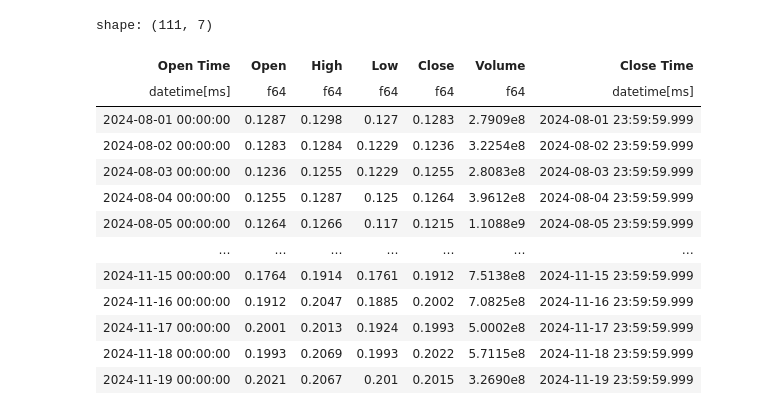
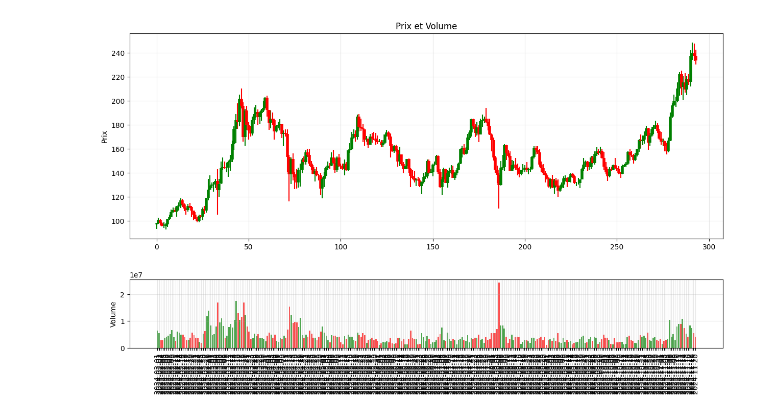
Before and after one commit to Romathonat/MTAL, a Jupyter notebook: notebooks/froment.ipynb, the cells around one changed output. Saved outputs shown, nothing was run; the diff lists cells and outputs as text; code cells hidden in the pictures.

Commit message:
working tests with volumes

```diff
--- a/notebooks/froment.ipynb
+++ b/notebooks/froment.ipynb
@@ -1,32 +1,25 @@
 # %%
 from src.mtal.data_collect import (
     get_pair_df,
     get_spot_pairs,
     get_stock_data,
     get_ticker_names,
 )
-
-
+from src.mtal.dataviz import plot_price_history
+import polars as pl
 
 df = get_pair_df(
-            pair="TRXUSDT",
-            limit=200,
+            pair="SOLUSDT",
+            # pair="TRXUSDT",
+            # pair="DOGEUSDT",
+            # pair="WIFUSDT",
+            # pair="AAVEUSDT",
+            limit=300,
             frequency="1d",
-            start_time="01/08/24",
+            # start_time="01/05/24",
+            start_time="01/02/24",
         )
-df
+df = df.with_columns(pl.Series(name="idx", values=range(len(df))))
+plot_price_history(df, limit=len(df))
 # %% [output]
-shape: (111, 7)
-| Open Time | Open | High | Low | Close | Volume | Close Time |
-| datetime[ms] | f64 | f64 | f64 | f64 | f64 | datetime[ms] |
-| 2024-08-01 00:00:00 | 0.1287 | 0.1298 | 0.127 | 0.1283 | 2.7909e8 | 2024-08-01 23:59:59.999 |
-| 2024-08-02 00:00:00 | 0.1283 | 0.1284 | 0.1229 | 0.1236 | 3.2254e8 | 2024-08-02 23:59:59.999 |
-| 2024-08-03 00:00:00 | 0.1236 | 0.1255 | 0.1229 | 0.1255 | 2.8083e8 | 2024-08-03 23:59:59.999 |
-| 2024-08-04 00:00:00 | 0.1255 | 0.1287 | 0.125 | 0.1264 | 3.9612e8 | 2024-08-04 23:59:59.999 |
-| 2024-08-05 00:00:00 | 0.1264 | 0.1266 | 0.117 | 0.1215 | 1.1088e9 | 2024-08-05 23:59:59.999 |
-| … | … | … | … | … | … | … |
-| 2024-11-15 00:00:00 | 0.1764 | 0.1914 | 0.1761 | 0.1912 | 7.5138e8 | 2024-11-15 23:59:59.999 |
-| 2024-11-16 00:00:00 | 0.1912 | 0.2047 | 0.1885 | 0.2002 | 7.0825e8 | 2024-11-16 23:59:59.999 |
-| 2024-11-17 00:00:00 | 0.2001 | 0.2013 | 0.1924 | 0.1993 | 5.0002e8 | 2024-11-17 23:59:59.999 |
-| 2024-11-18 00:00:00 | 0.1993 | 0.2069 | 0.1993 | 0.2022 | 5.7115e8 | 2024-11-18 23:59:59.999 |
-| 2024-11-19 00:00:00 | 0.2021 | 0.2067 | 0.201 | 0.2015 | 3.2690e8 | 2024-11-19 23:59:59.999 |
+[figure, added]
```
Also changed, not shown: parts of 7 cells of this notebook, 1 other file.
